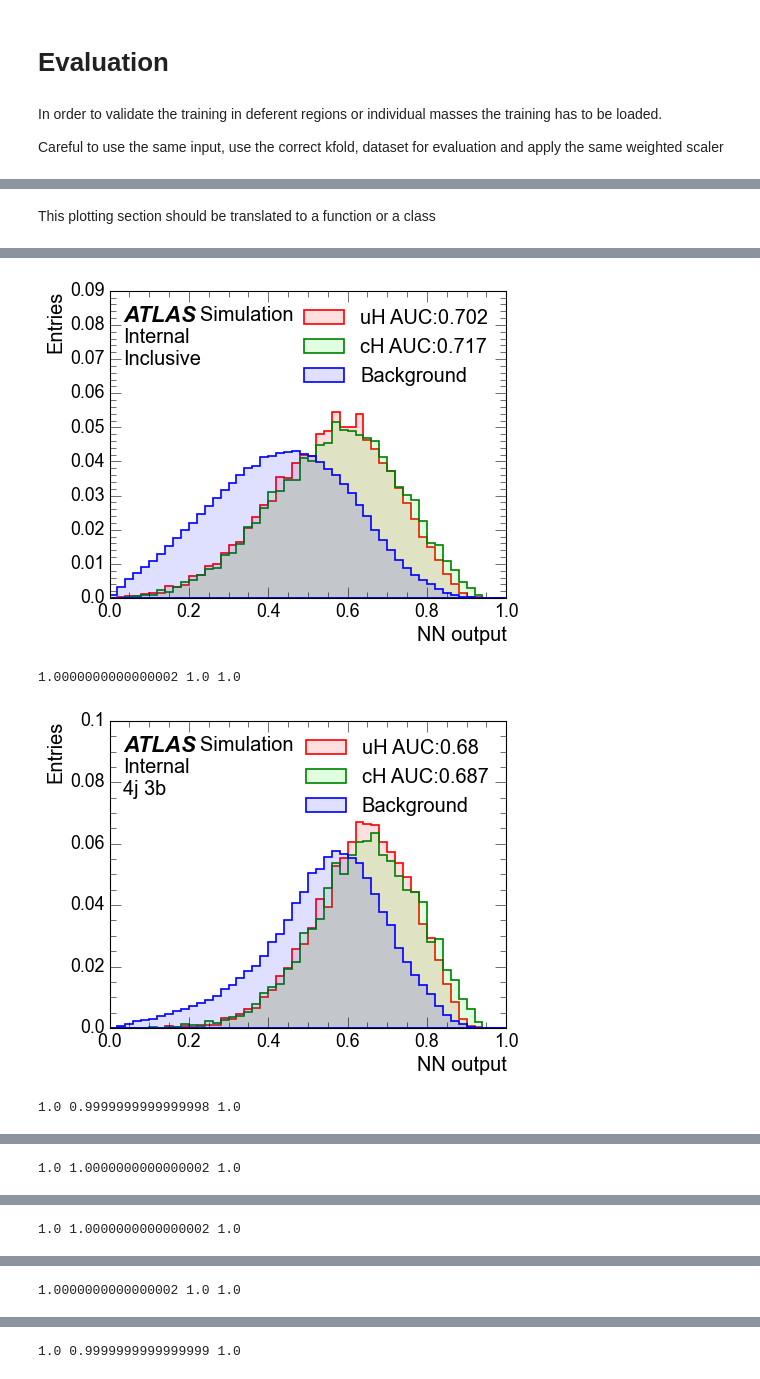
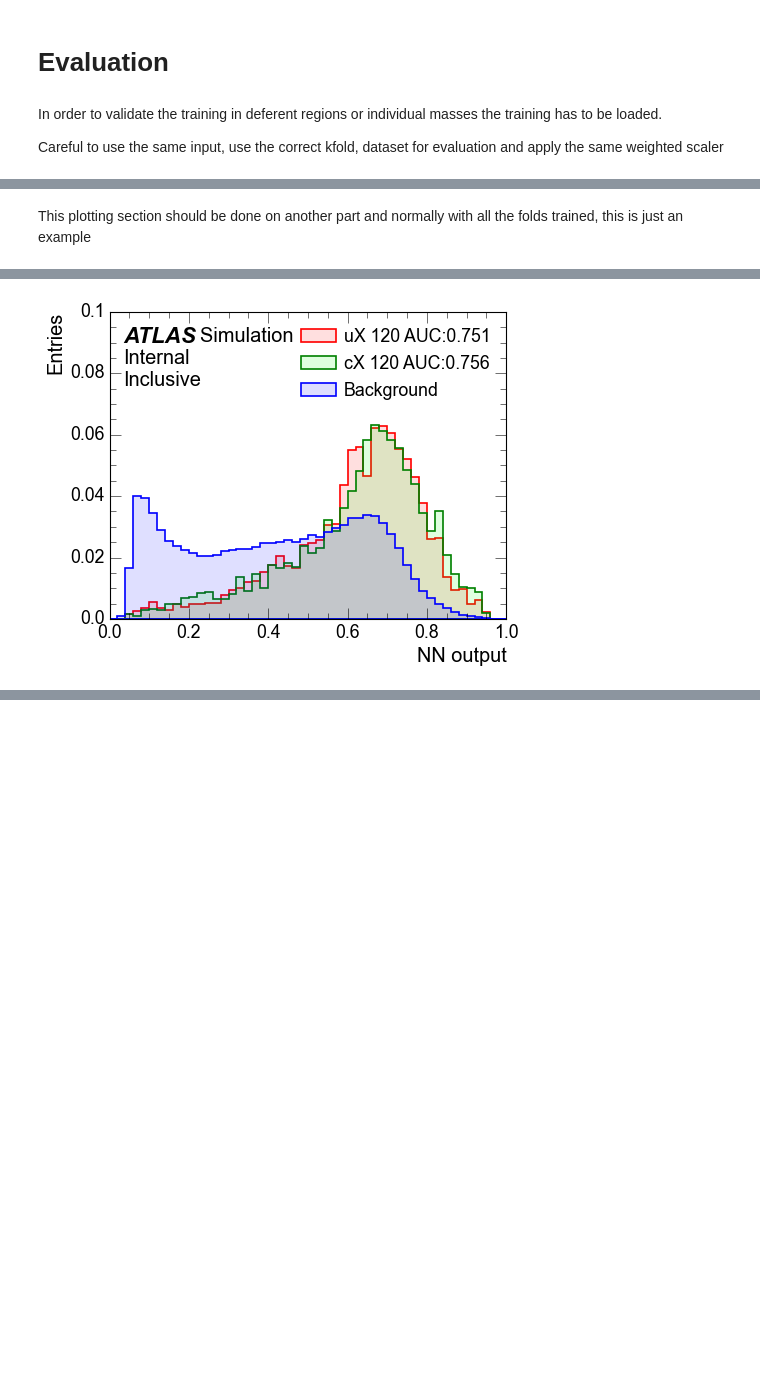
Before and after one commit to asalvadorsalas/IFAE_NNTools, a Jupyter notebook: jupyter/Train_tqX/Tutorial.ipynb, the cells around one changed output, grey strips where cells are left out. Saved outputs shown, nothing was run; the diff lists cells and outputs as text; code cells hidden in the pictures; blank space fills up the shorter version.

```diff
--- a/jupyter/Train_tqX/Tutorial.ipynb
+++ b/jupyter/Train_tqX/Tutorial.ipynb
@@ -504,7 +542,7 @@ Also, if more than one signal is found, the weights are distributed equally.
 In general the classes have 2 main functions: fit (to learn the necessary from the datasets) and transform (to apply the learnt knowledge)
 # %%
 msb = WeightScaler()
-for i in range(0,3): #process has to be repeated for each dataset
+for i in range(0,2): #process has to be repeated for each dataset
     msb.fit(X_sets[i],y_sets[i],w_sets[i])
     print("Weights learnt",msb.scale_)
     print("Example pre-",w_sets[i][y_sets[i]==-1].values[0])
@@ -818,6 +858,5 @@ Before starting the training, we have to turn the labels into true or false.
 # %%
 for i in range(0,2):
-    X_sets[i] = X_sets[i].drop(columns=["X_mass"])
     y_sets[i] = ( y_sets[i] > 0)
 
 for i in range(0,3):
@@ -888,13 +951,17 @@ Careful to use the same input, use the correct kfold, dataset for evaluation and
 # %%
 inputdir = outputdir
 outputdir = inputdir+"/Eval"
-
+kfold=0
+mass=120
 if not os.path.isdir(outputdir):
     print("Making output dir",outputdir) #output dir to store training output and plots
     os.makedirs(outputdir, exist_ok=True)
 
 from keras.models import model_from_json
 df_mc = pd.read_feather("/tmp/"+user+"/"+pandainput)
+df_mc = df_mc[~((df_mc.X_mass==160)&(df_mc.nomWeight_weight_mc > 700))] #removing some wrong events and regions
+df_mc = df_mc[~((df_mc.region=="c1l7jin3bex")|(df_mc.region=="c1l7jin4bin"))]
+df_mc["weight"]*=139000.0
 
 #We need to apply the same modifications to the dataset
 if reframelep_phi:
@@ -909,27 +976,27 @@ if reframelep_phi:
 
 #in order to do plots for every analysis region and process, we will keep the information of the region and process variables
 tframe = TrainingFrame(df_mc[df_mc.weight!=0],features+["region","process"])
-tf_ = tframe.prepare(masses=[125],addmass=True)
+tf_ = tframe.prepare(masses=[mass],addmass=True)
 X_sets,y_sets,w_sets = [tf_[0:3],tf_[3:6],tf_[6:]]
-del tf_
+del df_mc,tf_ #to free space
 
 #lets store region and process in a separate object
 reg_sets = []
 proc_sets = []
 for i in range(0,3):
+    X_sets[i].X_mass = mass #need to assign the mass hypothesis we evaluate
     reg_sets.append(X_sets[i].region)
     proc_sets.append(X_sets[i].process)
     X_sets[i] = X_sets[i].drop(columns=["region","process"])
 
 #load and apply the transformation
-wss = load(inputdir+'/wss.joblib')
+wss = load(inputdir+'/wss_training_'+str(kfold)+'.joblib')
 
 for i in range(0,3):
     wss.transform(X_sets[i],y_sets[i],w_sets[i])
 
-#set the label. REMOVE THE MASS FOR NOW
+#set the label.
 for i in range(0,3):
-    X_sets[i] = X_sets[i].drop(columns=["X_mass"])
     y_sets[i] = ( y_sets[i] > 0)
 
 #Load the NN
@@ -971,5 +1024,5 @@ AUC test         AUC train       AUC eval
-# %% [markdown]
-This plotting section should be translated to a function or a class
+# %% [markdown]
+This plotting section should be done on another part and normally with all the folds trained, this is just an example
 # %%
 def getseparation(nu,n,bins):
     """Chi^2 histogram based separation to compare with other analyses. """
@@ -992,17 +1045,19 @@ def getseparation(nu,n,bins):
 import matplotlib.pyplot as plt
 from matplotlib import font_manager as fm, rcParams
 import matplotlib.ticker as tck
-from sklearn.metrics import roc_auc_score
+from matplotlib import get_data_path
 plt.style.use('classic')
 rcParams['figure.facecolor'] = '1'
 rcParams['patch.force_edgecolor'] = False
-fpath = os.path.join(rcParams["datapath"], "/nfs/pic.es/user/s/salvador/arial.ttf")
-fbipath = os.path.join(rcParams["datapath"], "/nfs/pic.es/user/s/salvador/ArialBoldItalic.ttf")
-
+rcParams["legend.handletextpad"] = 0.4
+fpath = os.path.join(get_data_path(), "/nfs/pic.es/user/s/salvador/arial.ttf")
+fbipath = os.path.join(get_data_path(), "/nfs/pic.es/user/s/salvador/ArialBoldItalic.ttf")
 
 labels = {'all': "Inclusive","c1l4jex3bex": "4j 3b","c1l4jex4bin": r'4j 4b', "c1l5jex3bex":"5j 3b", "c1l5jex4bin": "5j "+r'$\geq$'+"4b",
           "c1l6jin3bex": r'$\geq$6j'+" 3b","c1l6jin4bin": r'$\geq$6j$\geq$4b'}
-regions= ['all','c1l4jex3bex','c1l4jex4bin', 'c1l5jex3bex','c1l5jex4bin','c1l6jin3bex','c1l6jin4bin']
+#regions= ['all','c1l4jex3bex','c1l4jex4bin', 'c1l5jex3bex','c1l5jex4bin','c1l6jin3bex','c1l6jin4bin']
+regions= ['all'] #keeping it simple
+mass=120
 
 for region in regions:
     if region=="all":
@@ -1013,11 +1068,11 @@ for region in regions:
         proc = proc_sets[1][reg_sets[1]==region]
     auc = roc_auc_score(y, y_pred, sample_weight=w)
 
-    umask = ((proc=="uX_125") | (proc=="ubarX_125"))
-    cmask = ((proc=="cX_125") | (proc=="cbarX_125"))
+    umask = ((proc=="uX_"+str(mass)) | (proc=="ubarX_"+str(mass)))
+    cmask = ((proc=="cX_"+str(mass)) | (proc=="cbarX_"+str(mass)))
 
-    umasknot = ((proc!="uX_125") & (proc!="ubarX_125"))
-    cmasknot = ((proc!="cX_125") & (proc!="cbarX_125"))
+    umasknot = ~((proc.str.contains("uX_")) | (proc.str.contains("ubarX_")) | (proc=="data"))
+    cmasknot = ~((proc.str.contains("cX_")) | (proc.str.contains("cbarX_")) | (proc=="data"))
 
     aucu = roc_auc_score(y[cmasknot], y_pred[cmasknot], sample_weight=w[cmasknot])
     aucc = roc_auc_score(y[umasknot], y_pred[umasknot], sample_weight=w[umasknot])
@@ -1037,8 +1092,8 @@ for region in regions:
     yscale = 0.95
 
     plt.figure(figsize=(6.4,4.8),linewidth=0)
-    plt.hist(y_pred[umask],weights=w_sigu,bins=bins,range=[0,1],density=False,fc=(1,0,0,0.125),ec="r",linewidth=1.5,label="uH AUC:"+str(round(aucu,3)),histtype='stepfilled') #Signal is everything with label y==1
-    plt.hist(y_pred[cmask],weights=w_sigc,bins=bins,range=[0,1],density=False,fc=(0,1,0,0.125),ec="g",linewidth=1.5,label="cH AUC:"+str(round(aucc,3)),histtype='stepfilled') #Signal is everything with label y==1
+    plt.hist(y_pred[umask],weights=w_sigu,bins=bins,range=[0,1],density=False,fc=(1,0,0,0.125),ec="r",linewidth=1.5,label="uX "+str(mass)+" AUC:"+str(round(aucu,3)),histtype='stepfilled') #Signal is everything with label y==1
+    plt.hist(y_pred[cmask],weights=w_sigc,bins=bins,range=[0,1],density=False,fc=(0,1,0,0.125),ec="g",linewidth=1.5,label="cX "+str(mass)+" AUC:"+str(round(aucc,3)),histtype='stepfilled') #Signal is everything with label y==1
     plt.hist(y_pred[y<0.5],weights=w_bkg,bins=bins,range=[0,1],density=False,fc=(0,0,1,0.125),ec="b",linewidth=1.5,label="Background",histtype='stepfilled')
     plt.xlabel("NN output",horizontalalignment='right',x=1,fontproperties=fm.FontProperties(fname=fpath,size=18))
     plt.ylabel("Entries",horizontalalignment='right',y=1,fontproperties=fm.FontProperties(fname=fpath,size=18))
@@ -1056,7 +1111,7 @@ for region in regions:
     plt.text(0.035,plt.gca().get_ylim()[1]*yscale,"              Simulation\nInternal",va='top',ha='left',fontproperties=fm.FontProperties(fname=fpath,size=18))
     plt.text(0.035,plt.gca().get_ylim()[1]*yscale,"\n\n"+labels[region],va='top',ha='left',fontproperties=fm.FontProperties(fname=fpath,size=18))
 
-    plt.legend(loc="best",prop=fm.FontProperties(fname=fpath,size=18),frameon=False)
+    plt.legend(loc="best",prop=fm.FontProperties(fname=fpath,size=16),frameon=False)
     plt.savefig(outputdir+'/Score_'+region+'.png',bbox_inches='tight')
     plt.show()
 # %% [output]
@@ -1064,4 +1119 @@ for region in regions:
-[figure, old version]
+[figure, new version]
-1.0000000000000002 1.0 1.0
-[figure, removed]
-1.0 0.9999999999999998 1.0
@@ -1069 +1119,0 @@ for region in regions:
-1.0 1.0000000000000002 1.0
@@ -1071 +1119,0 @@ for region in regions:
-1.0 1.0000000000000002 1.0
@@ -1073 +1119,0 @@ for region in regions:
-1.0000000000000002 1.0 1.0
@@ -1075 +1119,0 @@ for region in regions:
-1.0 0.9999999999999999 1.0
```
Also changed, not shown: parts of 27 cells of this notebook, 1 other file.
